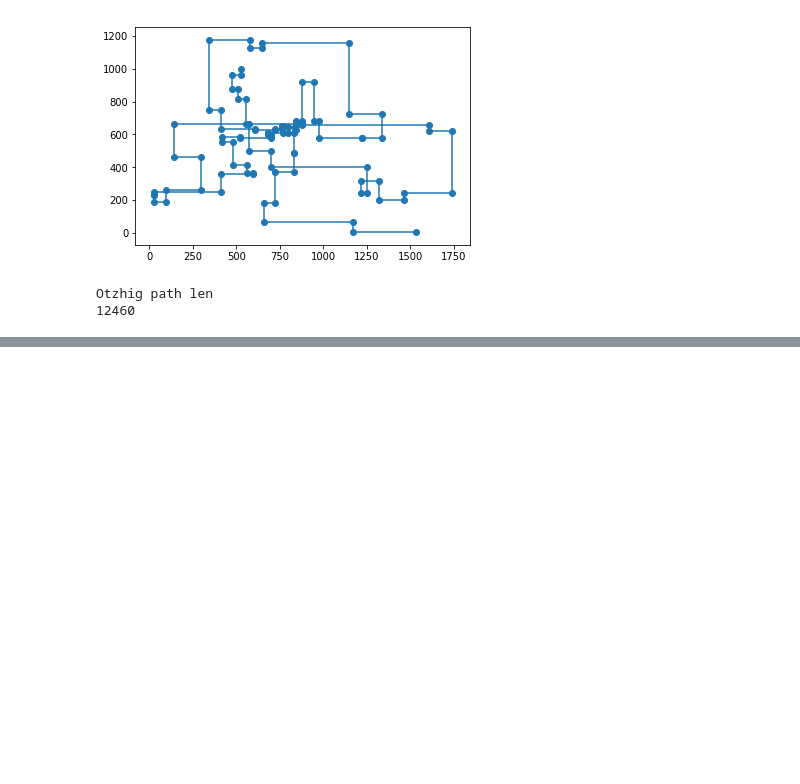
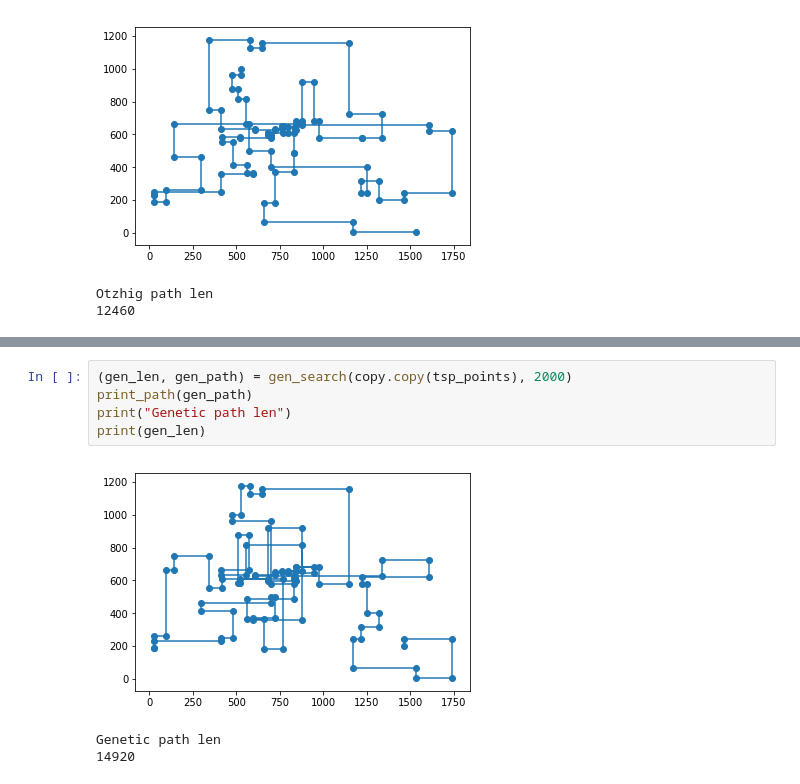
Before and after one commit to TanVD/se-ml-course, a Jupyter notebook: 9/9.ipynb, the cells around one changed output, grey strips where cells are left out. Drawn from its saved outputs; the diff is of its cells as text; blank space fills up the shorter version.

Commit message:
Implement genetic algorithm

```diff
--- a/9/9.ipynb
+++ b/9/9.ipynb
@@ -153,0 +210,9 @@ Otzhig path len
+# %%
+(gen_len, gen_path) = gen_search(copy.copy(tsp_points), 2000)
+print_path(gen_path)
+print("Genetic path len")
+print(gen_len)
+# %% [output]
+[figure, added]
+Genetic path len
+14920
```
Also changed, not shown: parts of 2 cells of this notebook.
